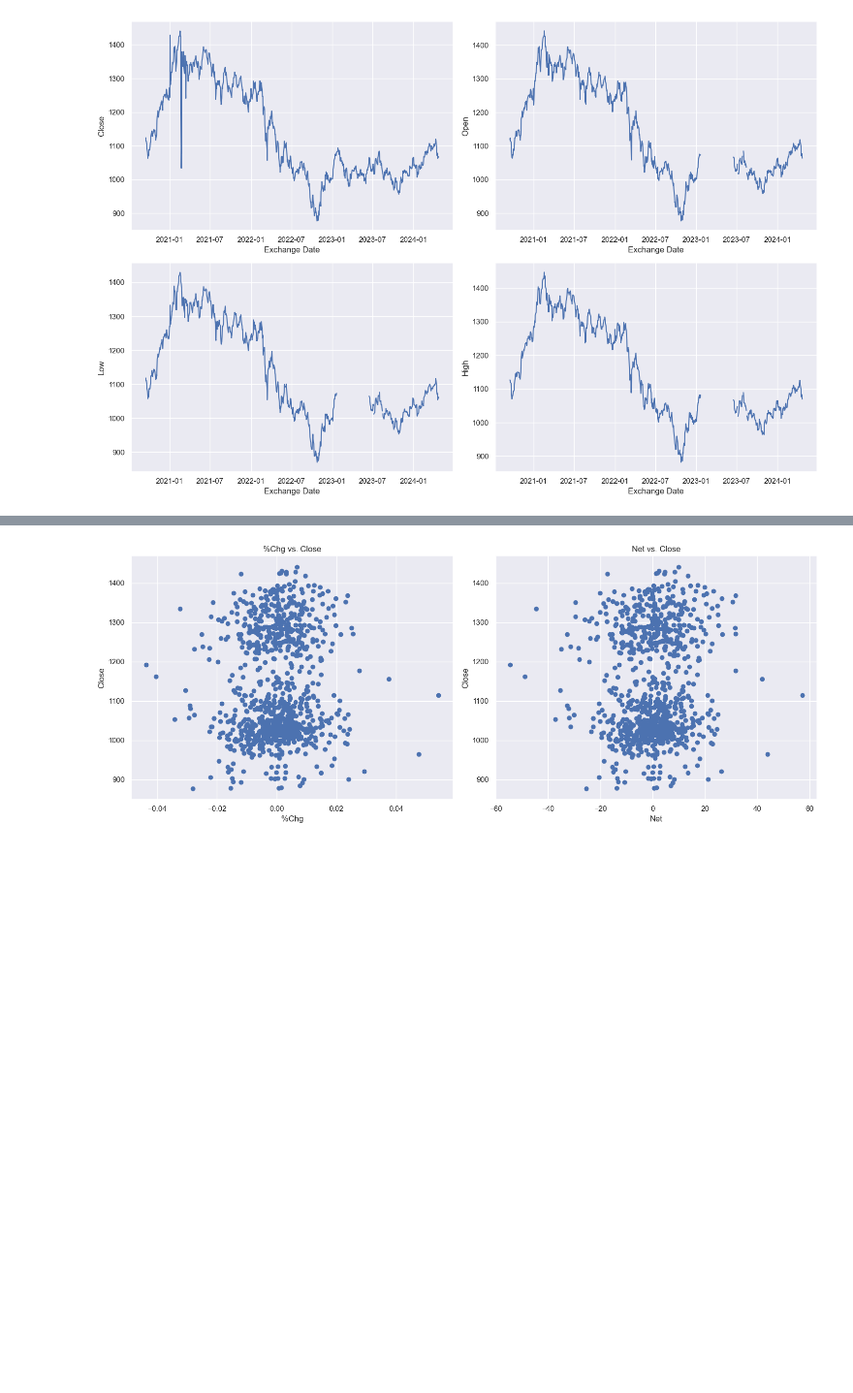
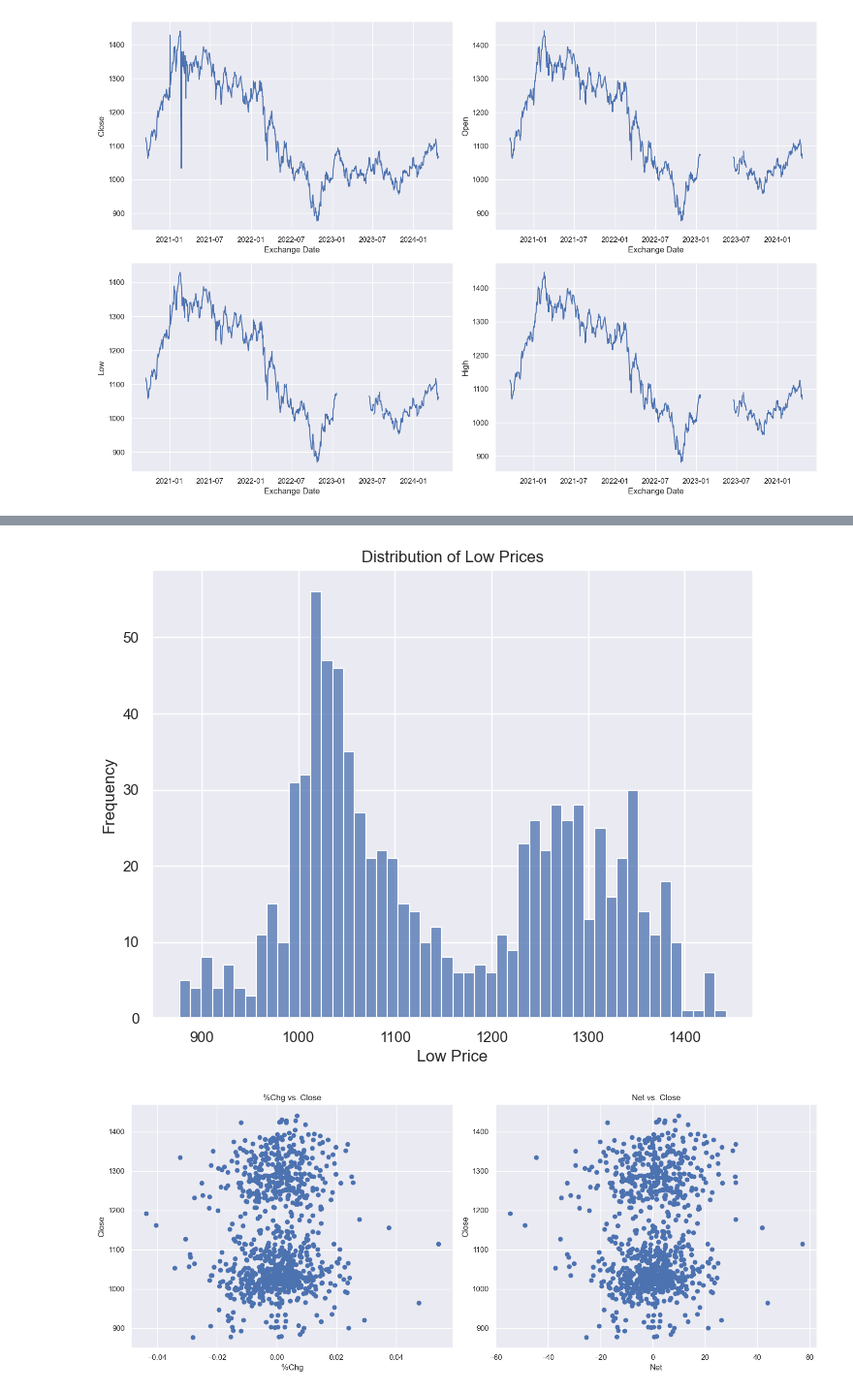
Before and after one commit to corfesh/LSEG-Quant-Challenge, a Jupyter notebook: eda/EDA_and_DataCleaning.ipynb, the cells around one changed output, grey strips where cells are left out. Shown at 97% size. Cells and saved outputs as stored; diff of their text form; code cells hidden in the pictures; blank space fills up the shorter version.

```diff
--- a/LsegChallenge.ipynb
+++ b/eda/EDA_and_DataCleaning.ipynb
@@ -85,3 +114,14 @@ plt.show()
+# %%
+plt.figure(figsize=(8,6))
+sns.histplot(data=df['Open'], bins=50)
+
+plt.xlabel('Low Price')
+plt.ylabel('Frequency')
+plt.title('Distribution of Low Prices')
+
+plt.show()
+# %% [output]
+[figure, added]
 # %%
 fig, (ax1, ax2) = plt.subplots(1, 2, figsize=(15,6))
 ax1.scatter(df['%Chg'], df['Close'])
```
Also changed, not shown: parts of 9 cells of this notebook, 18 other files.
